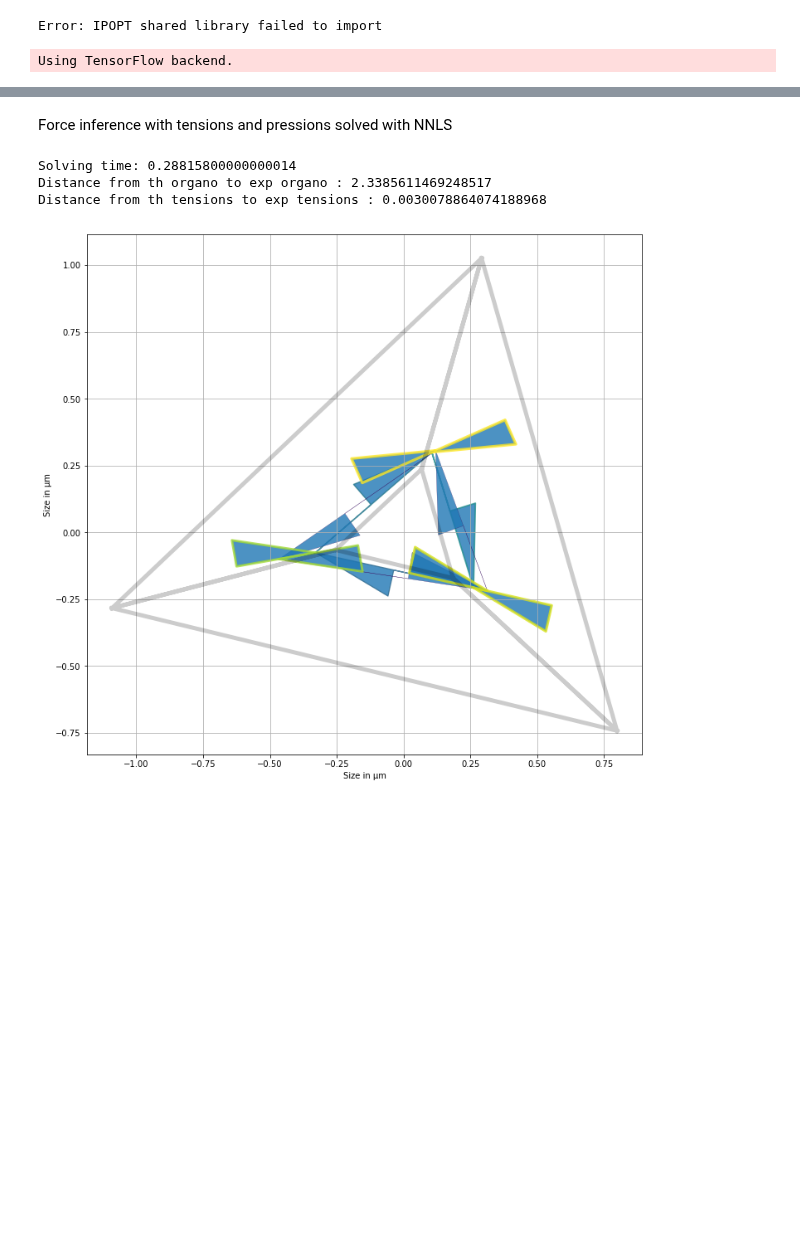
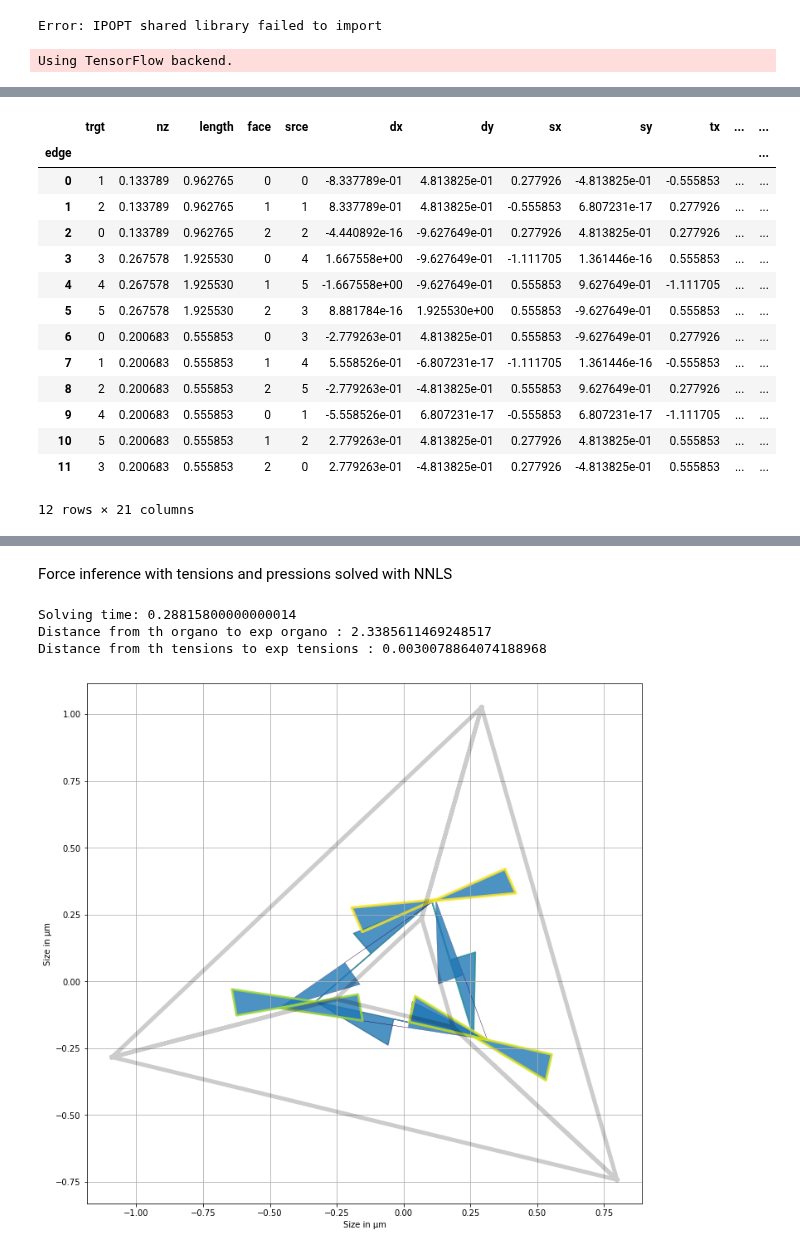
Before and after one commit to felixquinton/tyssue-taylor, a Jupyter notebook: notebooks/reunions/reu_30_01_hom_areas.ipynb, the cells around one changed output, grey strips where cells are left out. Saved outputs shown, nothing was run; the diff lists cells and outputs as text; code cells hidden in the pictures; blank space fills up the shorter version.

```diff
--- a/notebooks/reunions/reu_30_01_hom_areas.ipynb
+++ b/notebooks/reunions/reu_30_01_hom_areas.ipynb
@@ -52,0 +67,18 @@ Reseting datasets values with new specs
+# %%
+organo.edge_df
+# %% [output]
+|  | trgt | nz | length | face | srce | dx | dy | sx | sy | tx | ... | ... |
+| edge |  |  |  |  |  |  |  |  |  |  |  | ... |
+| 0 | 1 | 0.133789 | 0.962765 | 0 | 0 | -8.337789e-01 | 4.813825e-01 | 0.277926 | -4.813825e-01 | -0.555853 | ... | ... |
+| 1 | 2 | 0.133789 | 0.962765 | 1 | 1 | 8.337789e-01 | 4.813825e-01 | -0.555853 | 6.807231e-17 | 0.277926 | ... | ... |
+| 2 | 0 | 0.133789 | 0.962765 | 2 | 2 | -4.440892e-16 | -9.627649e-01 | 0.277926 | 4.813825e-01 | 0.277926 | ... | ... |
+| 3 | 3 | 0.267578 | 1.925530 | 0 | 4 | 1.667558e+00 | -9.627649e-01 | -1.111705 | 1.361446e-16 | 0.555853 | ... | ... |
+| 4 | 4 | 0.267578 | 1.925530 | 1 | 5 | -1.667558e+00 | -9.627649e-01 | 0.555853 | 9.627649e-01 | -1.111705 | ... | ... |
+| 5 | 5 | 0.267578 | 1.925530 | 2 | 3 | 8.881784e-16 | 1.925530e+00 | 0.555853 | -9.627649e-01 | 0.555853 | ... | ... |
+| 6 | 0 | 0.200683 | 0.555853 | 0 | 3 | -2.779263e-01 | 4.813825e-01 | 0.555853 | -9.627649e-01 | 0.277926 | ... | ... |
+| 7 | 1 | 0.200683 | 0.555853 | 1 | 4 | 5.558526e-01 | -6.807231e-17 | -1.111705 | 1.361446e-16 | -0.555853 | ... | ... |
+| 8 | 2 | 0.200683 | 0.555853 | 2 | 5 | -2.779263e-01 | -4.813825e-01 | 0.555853 | 9.627649e-01 | 0.277926 | ... | ... |
+| 9 | 4 | 0.200683 | 0.555853 | 0 | 1 | -5.558526e-01 | 6.807231e-17 | -0.555853 | 6.807231e-17 | -1.111705 | ... | ... |
+| 10 | 5 | 0.200683 | 0.555853 | 1 | 2 | 2.779263e-01 | 4.813825e-01 | 0.277926 | 4.813825e-01 | 0.555853 | ... | ... |
+| 11 | 3 | 0.200683 | 0.555853 | 2 | 0 | 2.779263e-01 | -4.813825e-01 | 0.277926 | -4.813825e-01 | 0.555853 | ... | ... |
+12 rows × 21 columns
```
Also changed, not shown: parts of 8 cells of this notebook, 6 other files.
